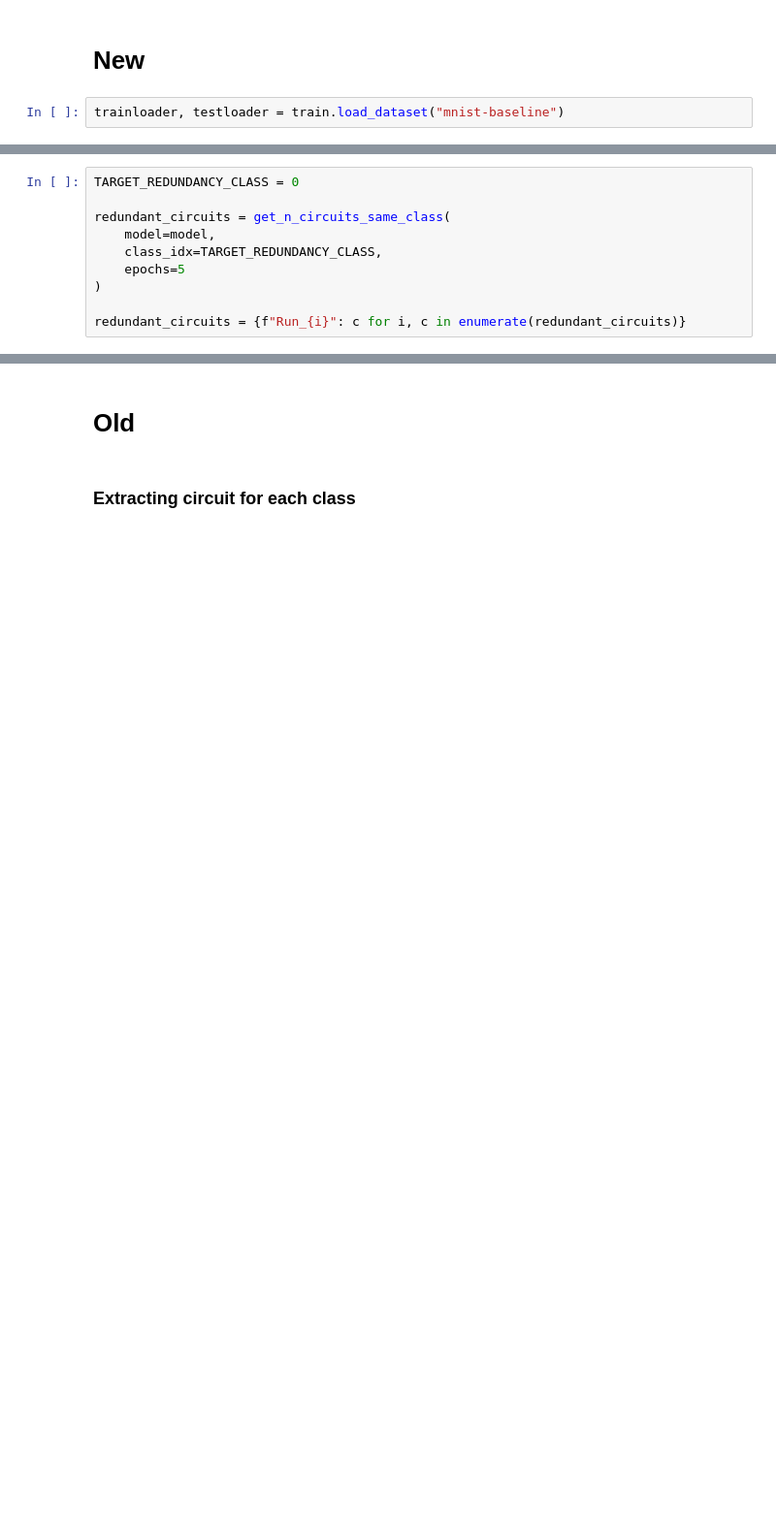
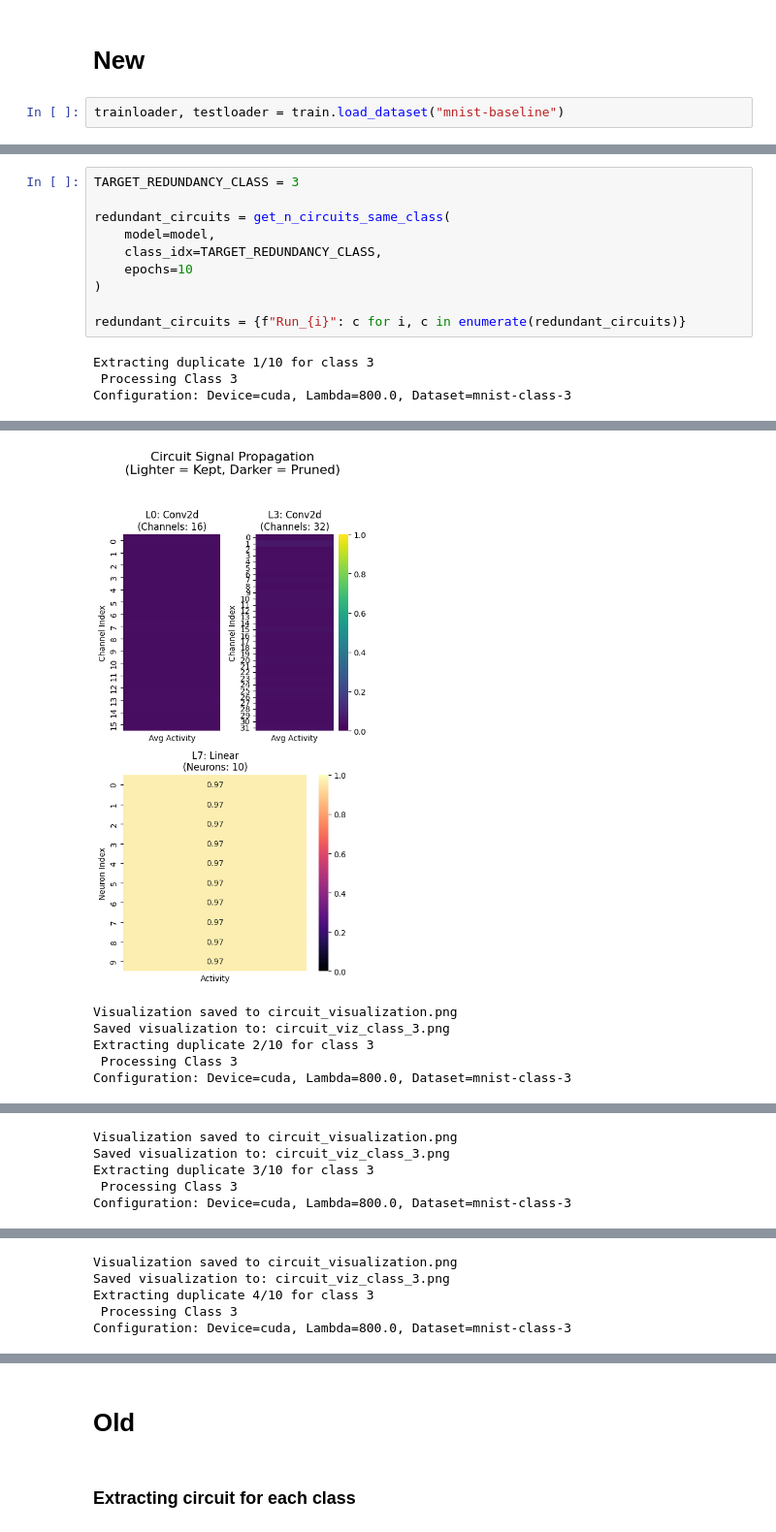
Before and after one commit to cabbage-patch69/Mechanistic-Interpretability, a Jupyter notebook: circuits-tal.ipynb, the cells around one changed output, grey strips where cells are left out. Shown at 97% size. Saved outputs shown, nothing was run; the diff lists cells and outputs as text; blank space fills up the shorter version.

```diff
--- a/circuits-tal.ipynb
+++ b/circuits-tal.ipynb
@@ -1430,10 +1597,14 @@ for (class_a, class_b) in pairs_to_interpolate:
 # %%
-TARGET_REDUNDANCY_CLASS = 0
+TARGET_REDUNDANCY_CLASS = 3
 
 redundant_circuits = get_n_circuits_same_class(
     model=model,
     class_idx=TARGET_REDUNDANCY_CLASS,
-    epochs=5
+    epochs=10
 )
 
 redundant_circuits = {f"Run_{i}": c for i, c in enumerate(redundant_circuits)}
+# %% [output]
+Extracting duplicate 1/10 for class 3
+ Processing Class 3
+Configuration: Device=cuda, Lambda=800.0, Dataset=mnist-class-3
@@ -1439,0 +1627,6 @@ redundant_circuits = {f"Run_{i}": c for i, c in enumerate(redundant_circuits)}
+[figure, added]
+Visualization saved to circuit_visualization.png
+Saved visualization to: circuit_viz_class_3.png
+Extracting duplicate 2/10 for class 3
+ Processing Class 3
+Configuration: Device=cuda, Lambda=800.0, Dataset=mnist-class-3
@@ -1439,0 +1650,5 @@ redundant_circuits = {f"Run_{i}": c for i, c in enumerate(redundant_circuits)}
+Visualization saved to circuit_visualization.png
+Saved visualization to: circuit_viz_class_3.png
+Extracting duplicate 3/10 for class 3
+ Processing Class 3
+Configuration: Device=cuda, Lambda=800.0, Dataset=mnist-class-3
@@ -1439,0 +1672,5 @@ redundant_circuits = {f"Run_{i}": c for i, c in enumerate(redundant_circuits)}
+Visualization saved to circuit_visualization.png
+Saved visualization to: circuit_viz_class_3.png
+Extracting duplicate 4/10 for class 3
+ Processing Class 3
+Configuration: Device=cuda, Lambda=800.0, Dataset=mnist-class-3
```
Also changed, not shown: parts of 24 cells of this notebook, 3 other files.
